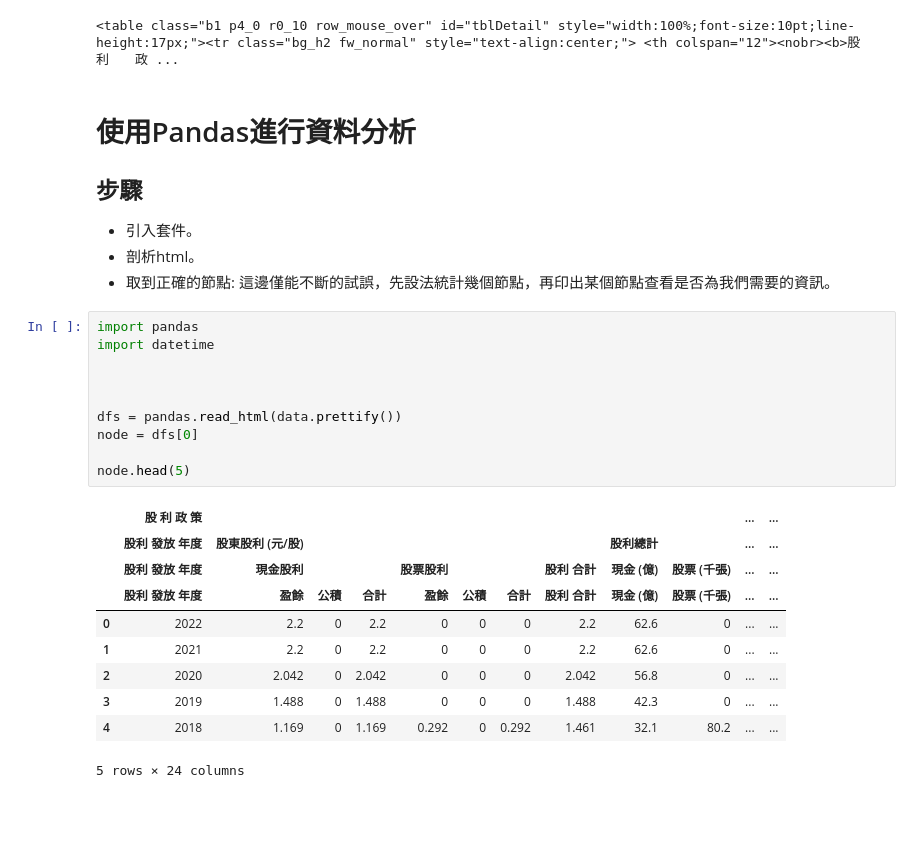
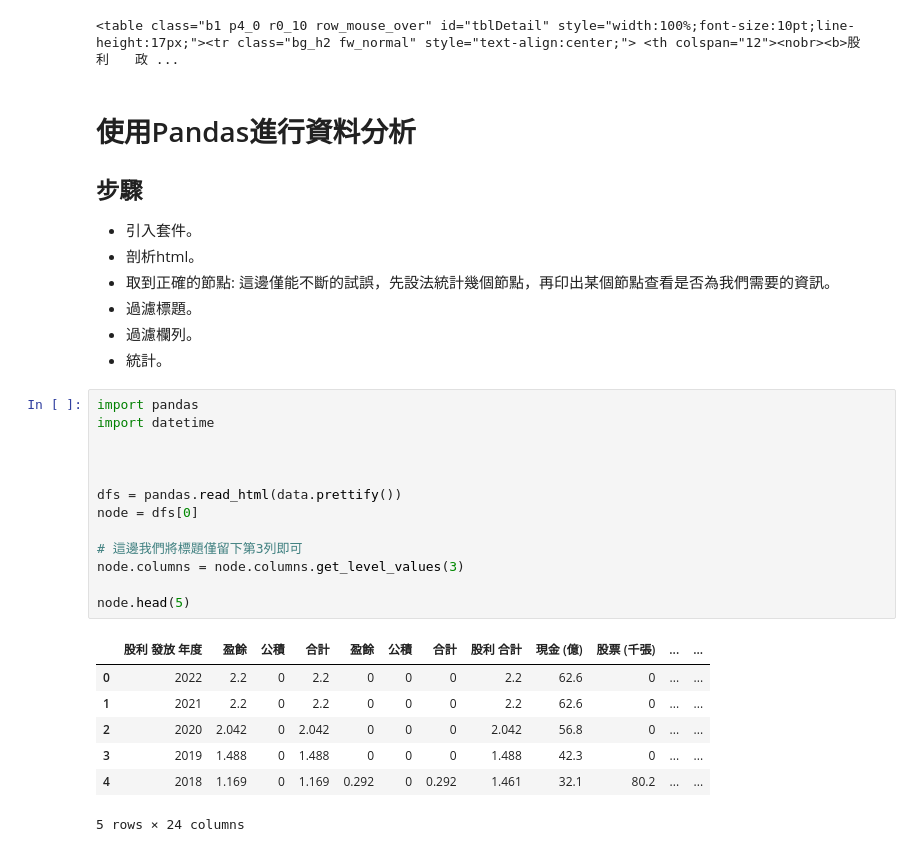
Before and after one commit to weihanchen/google-colab-python-learn, a Jupyter notebook: jupyter-examples/goodinfo_yield.ipynb, the cells around one changed output. Cells and saved outputs as stored; diff of their text form; blank space fills up the shorter version.

Commit message:
[feat] filter columns

```diff
--- a/jupyter-examples/goodinfo_yield.ipynb
+++ b/jupyter-examples/goodinfo_yield.ipynb
@@ -54,20 +54,23 @@ print(data)
 - 引入套件。
 - 剖析html。
 - 取到正確的節點: 這邊僅能不斷的試誤，先設法統計幾個節點，再印出某個節點查看是否為我們需要的資訊。
+- 過濾標題。
+- 過濾欄列。
+- 統計。
 # %%
 import pandas
 import datetime
 
 
 
 dfs = pandas.read_html(data.prettify())
 node = dfs[0]
 
+# 這邊我們將標題僅留下第3列即可
+node.columns = node.columns.get_level_values(3)
+
 node.head(5)
 # %% [output]
-|  | 股 利 政 策 |  |  |  |  |  |  |  |  |  | ... | ... |
-|  | 股利 發放 年度 | 股東股利 (元/股) |  |  |  |  |  |  | 股利總計 |  | ... | ... |
-|  | 股利 發放 年度 | 現金股利 |  |  | 股票股利 |  |  | 股利 合計 | 現金 (億) | 股票 (千張) | ... | ... |
 |  | 股利 發放 年度 | 盈餘 | 公積 | 合計 | 盈餘 | 公積 | 合計 | 股利 合計 | 現金 (億) | 股票 (千張) | ... | ... |
 | 0 | 2022 | 2.2 | 0 | 2.2 | 0 | 0 | 0 | 2.2 | 62.6 | 0 | ... | ... |
 | 1 | 2021 | 2.2 | 0 | 2.2 | 0 | 0 | 0 | 2.2 | 62.6 | 0 | ... | ... |
```
